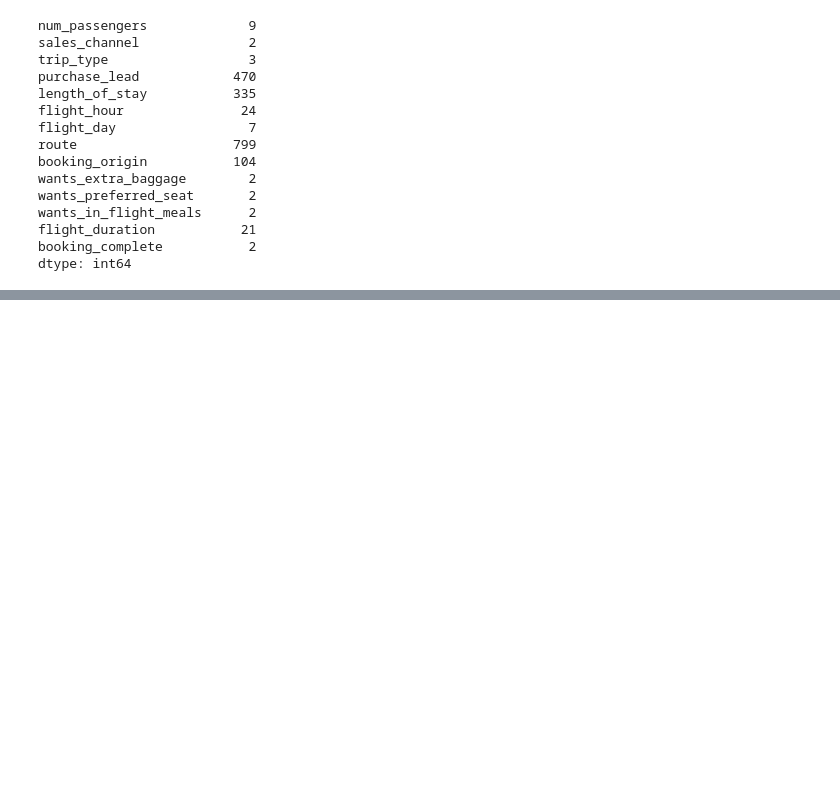
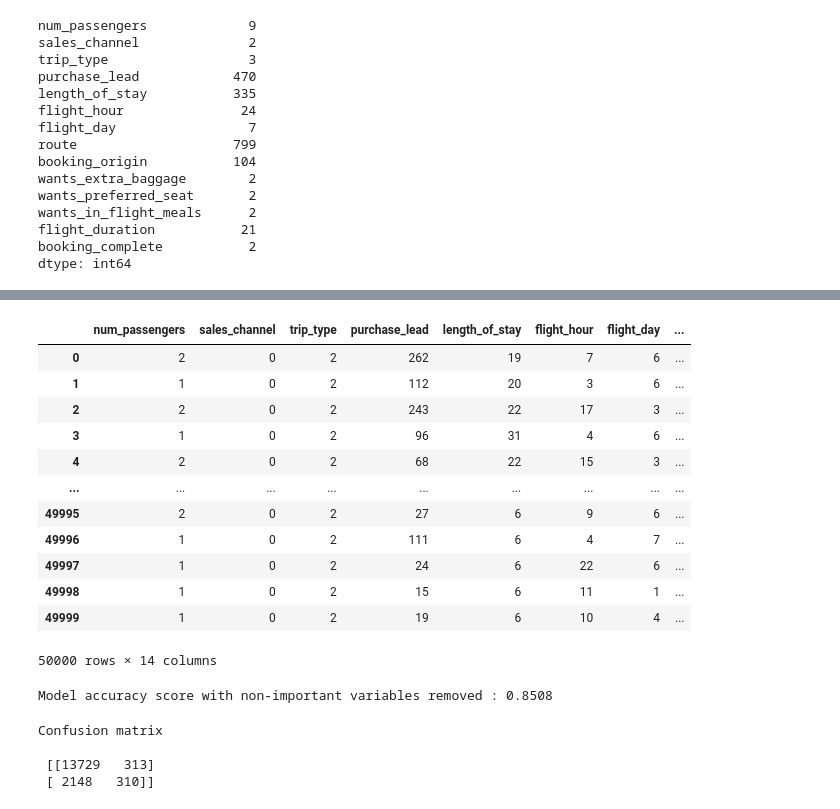
Before and after one commit to MohammedMahmoud89/British-Airways-Data-Science-virtual-experience-program-on-forage, a Jupyter notebook: 2nd task (predictive modeling).ipynb, the cells around one changed output, grey strips where cells are left out. Saved outputs shown, nothing was run; the diff lists cells and outputs as text; code cells hidden in the pictures; blank space fills up the shorter version.

```diff
--- a/2nd task (predictive modeling).ipynb
+++ b/2nd task (predictive modeling).ipynb
@@ -380,0 +383,2 @@ and label encoding for route and booking origin
+# %%
+df['sales_channel'] = le.fit_transform(df['sales_channel'])
@@ -383,0 +568,16 @@ and label encoding for route and booking origin
+# %%
+df
+# %% [output]
+|  | num_passengers | sales_channel | trip_type | purchase_lead | length_of_stay | flight_hour | flight_day | ... |
+| 0 | 2 | 0 | 2 | 262 | 19 | 7 | 6 | ... |
+| 1 | 1 | 0 | 2 | 112 | 20 | 3 | 6 | ... |
+| 2 | 2 | 0 | 2 | 243 | 22 | 17 | 3 | ... |
+| 3 | 1 | 0 | 2 | 96 | 31 | 4 | 6 | ... |
+| 4 | 2 | 0 | 2 | 68 | 22 | 15 | 3 | ... |
+| ... | ... | ... | ... | ... | ... | ... | ... | ... |
+| 49995 | 2 | 0 | 2 | 27 | 6 | 9 | 6 | ... |
+| 49996 | 1 | 0 | 2 | 111 | 6 | 4 | 7 | ... |
+| 49997 | 1 | 0 | 2 | 24 | 6 | 22 | 6 | ... |
+| 49998 | 1 | 0 | 2 | 15 | 6 | 11 | 1 | ... |
+| 49999 | 1 | 0 | 2 | 19 | 6 | 10 | 4 | ... |
+50000 rows × 14 columns
@@ -383,0 +597,37 @@ and label encoding for route and booking origin
+# %%
+# instantiate the classifier with n_estimators = 100
+
+clf = RandomForestClassifier(random_state=0)
+
+
+
+# fit the model to the training set
+
+clf.fit(X_train, y_train)
+
+
+# Predict on the test set results
+
+y_pred = clf.predict(X_test)
+
+
+
+# Check accuracy score
+
+print('Model accuracy score with non-important variables removed : {0:0.4f}'. format(accuracy_score(y_test, y_pred)))
+# %% [output]
+Model accuracy score with non-important variables removed : 0.8508
+# %%
+#confusion matrix
+# Print the Confusion Matrix and slice it into four pieces
+
+from sklearn.metrics import confusion_matrix
+
+cm = confusion_matrix(y_test, y_pred)
+
+print('Confusion matrix\n\n', cm)
+# %% [output]
+Confusion matrix
+
+ [[13729   313]
+ [ 2148   310]]
```
Also changed, not shown: parts of 33 cells of this notebook, 2 other files.
